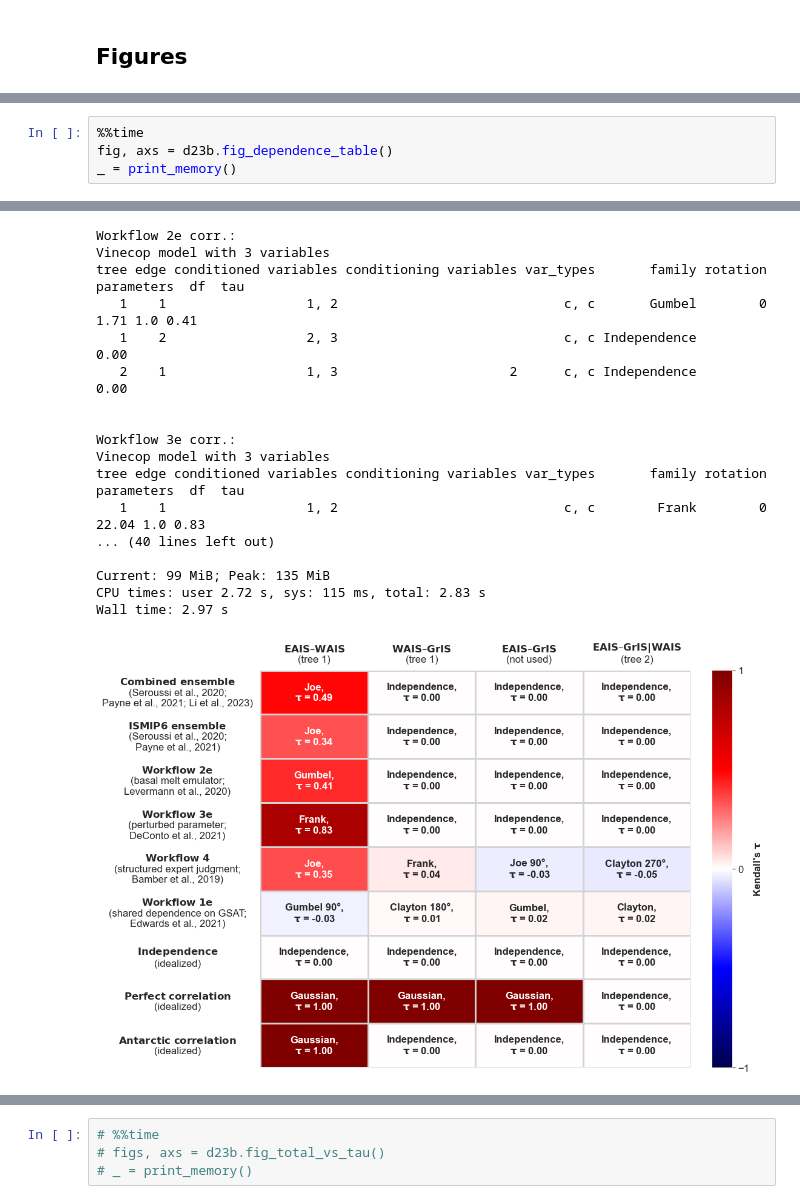
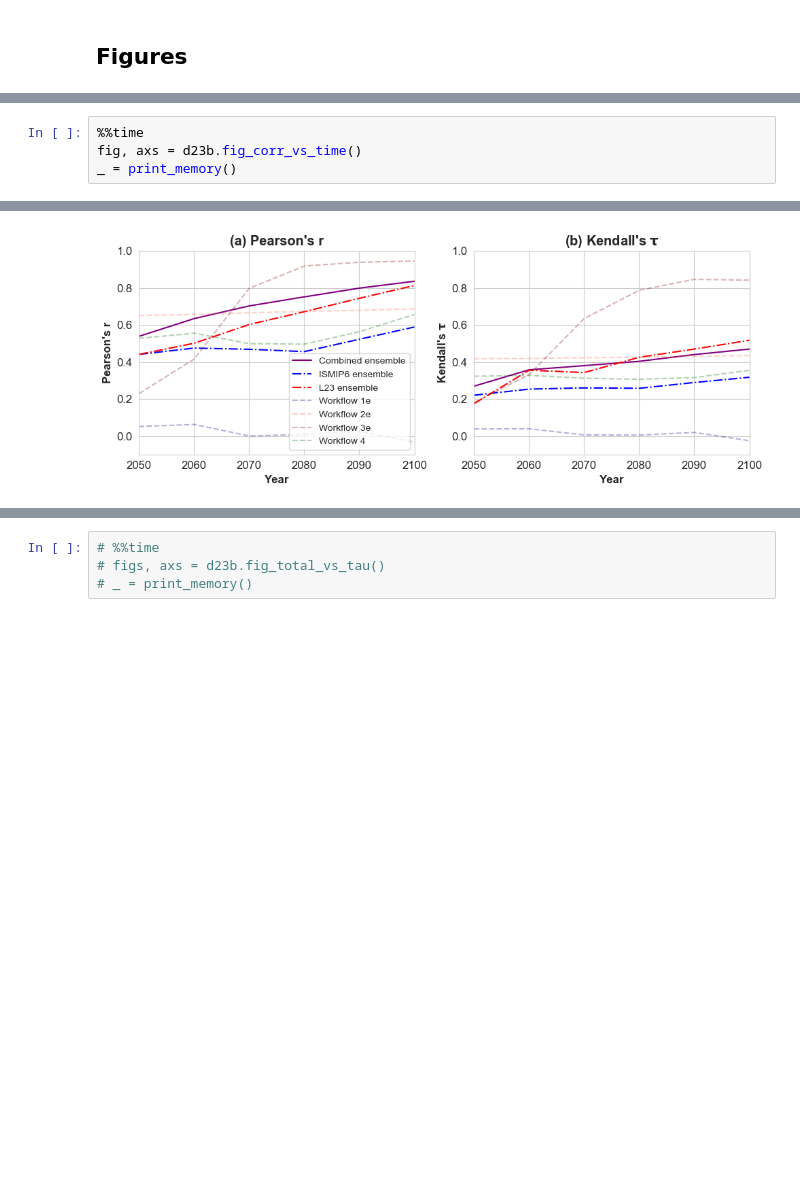
Before and after one commit to grandey/d23b-ice-dependence, a Jupyter notebook: test_d23b.ipynb, the cells around one changed output, grey strips where cells are left out. Saved outputs shown, nothing was run; the diff lists cells and outputs as text; blank space fills up the shorter version.

Commit message:
d23b.py: - fig_corr_vs_time(): Plot (a) Pearson's r and (b) Kendall's τ vs time for the ISM ensembles and IPCC AR6 workflows. - WORKFLOW_LABELS, WORKFLOW_NOTES, WORKFLOW_COLORS: include L23 ensemble.

```diff
--- a/test_d23b.ipynb
+++ b/test_d23b.ipynb
@@ -431,5 +471,5 @@ Wall time: 15.8 s
 # %%
 %%time
-fig, axs = d23b.fig_dependence_table()
+fig, axs = d23b.fig_corr_vs_time()
 _ = print_memory()
 # %% [output]
@@ -450,21 +493,4 @@ tree edge conditioned variables conditioning variables var_types       family ro
-Workflow 2e corr.:
-Vinecop model with 3 variables
-tree edge conditioned variables conditioning variables var_types       family rotation parameters  df  tau
-   1    1                  1, 2                             c, c       Gumbel        0       1.71 1.0 0.41
-   1    2                  2, 3                             c, c Independence                         0.00
-   2    1                  1, 3                      2      c, c Independence                         0.00
-
-
-Workflow 3e corr.:
-Vinecop model with 3 variables
-tree edge conditioned variables conditioning variables var_types       family rotation parameters  df  tau
-   1    1                  1, 2                             c, c        Frank        0      22.04 1.0 0.83
-... (40 lines left out)
-
-Current: 99 MiB; Peak: 135 MiB
-CPU times: user 2.72 s, sys: 115 ms, total: 2.83 s
-Wall time: 2.97 s
-[figure, old version]
+[figure, new version]
 # %%
 %%time
 ax = d23b.ax_total_vs_tau()
```
Also changed, not shown: parts of 30 cells of this notebook, 1 other file.
